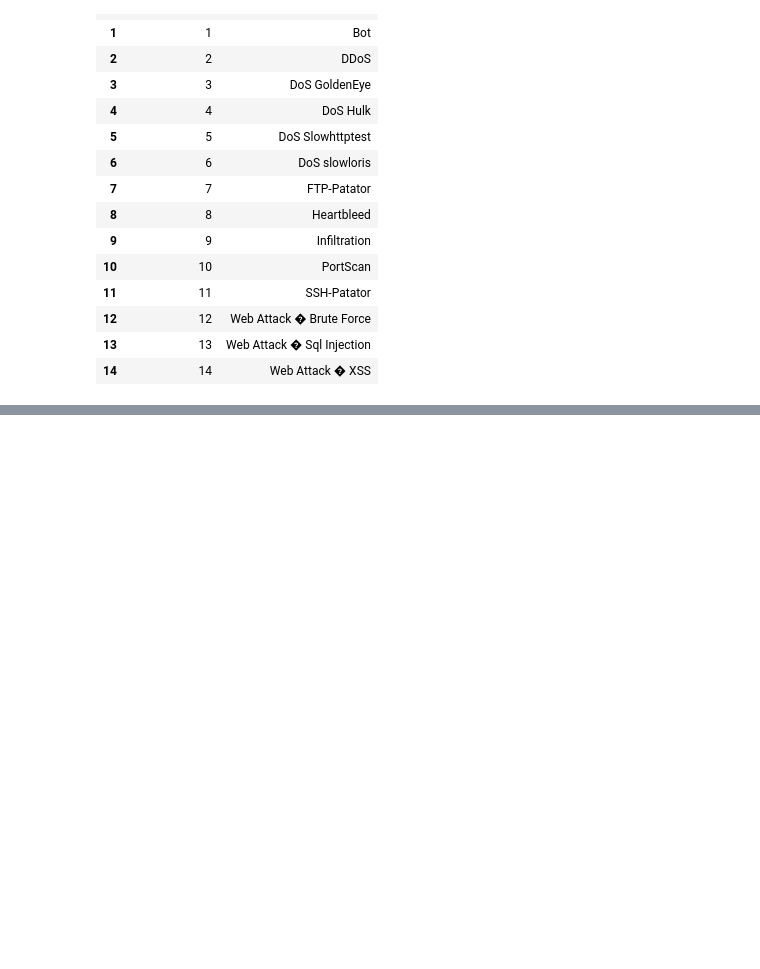
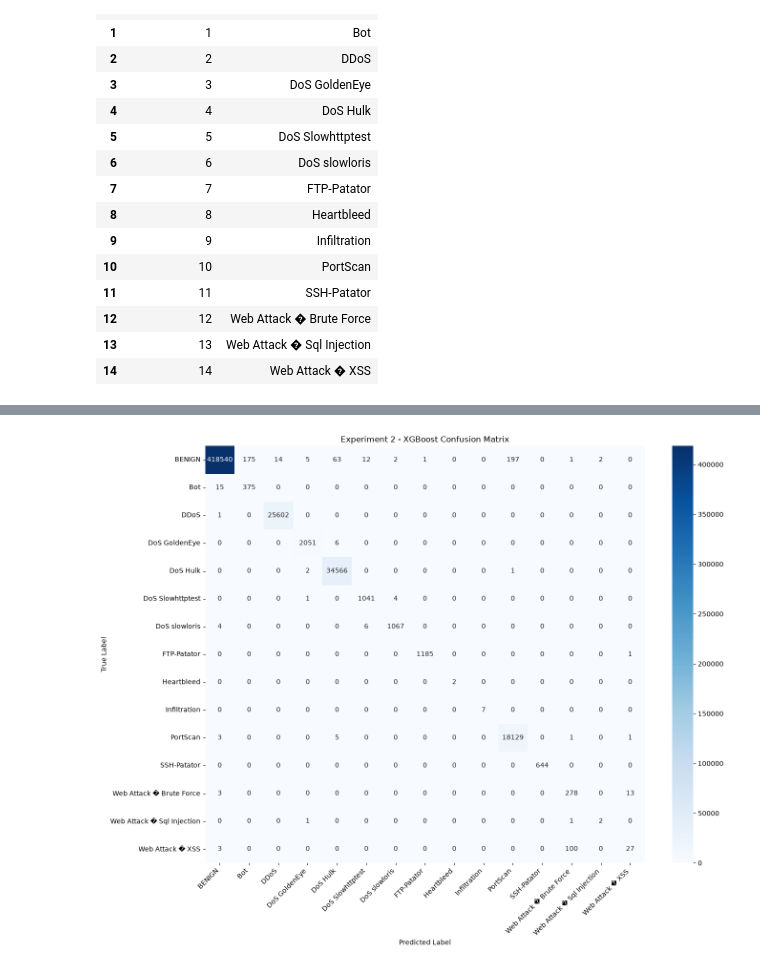
Before and after one commit to UzairShk/Privacy-Preserving-Federated-NIDS, a Jupyter notebook: notebooks/05_Baseline_Models.ipynb, the cells around one changed output, grey strips where cells are left out. Cells and saved outputs as stored; diff of their text form; code cells hidden in the pictures; blank space fills up the shorter version.

```diff
--- a/notebooks/05_Baseline_Models.ipynb
+++ b/notebooks/05_Baseline_Models.ipynb
@@ -651,0 +2808,47 @@ NameError: name 'pd' is not defined
+# %%
+# =====================================================
+# EXPERIMENT 2
+# XGBOOST CONFUSION MATRIX
+# =====================================================
+
+from sklearn.metrics import confusion_matrix
+import matplotlib.pyplot as plt
+import seaborn as sns
+
+xgb_predictions = exp2_predictions["XGBoost"]
+
+cm = confusion_matrix(
+    y_test_encoded,
+    xgb_predictions
+)
+
+plt.figure(figsize=(14, 11))
+
+sns.heatmap(
+    cm,
+    annot=True,
+    fmt="d",
+    cmap="Blues",
+    xticklabels=label_encoder.classes_,
+    yticklabels=label_encoder.classes_
+)
+
+plt.title(
+    "Experiment 2 - XGBoost Confusion Matrix"
+)
+
+plt.xlabel("Predicted Label")
+plt.ylabel("True Label")
+
+plt.xticks(
+    rotation=45,
+    ha="right"
+)
+
+plt.yticks(rotation=0)
+
+plt.tight_layout()
+
+plt.show()
+# %% [output]
+[figure, added]
```
Also changed, not shown: parts of 38 cells of this notebook, 2 other files.
